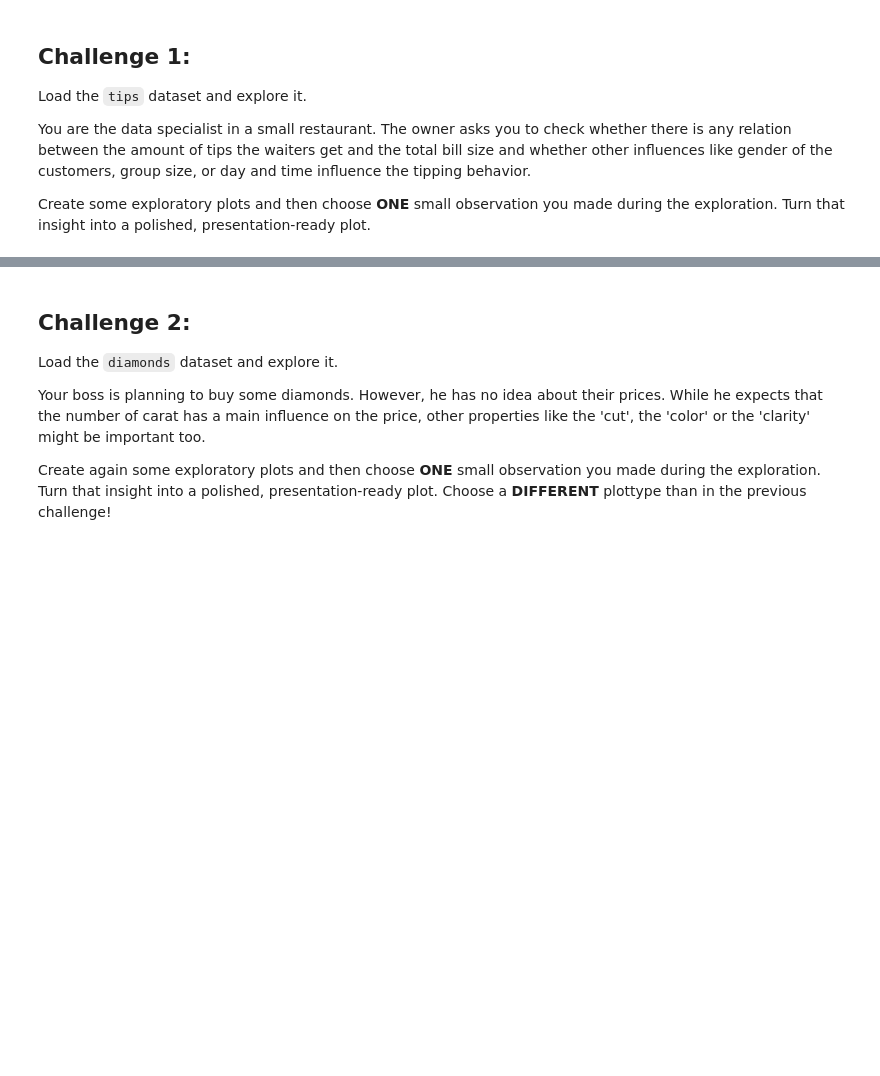
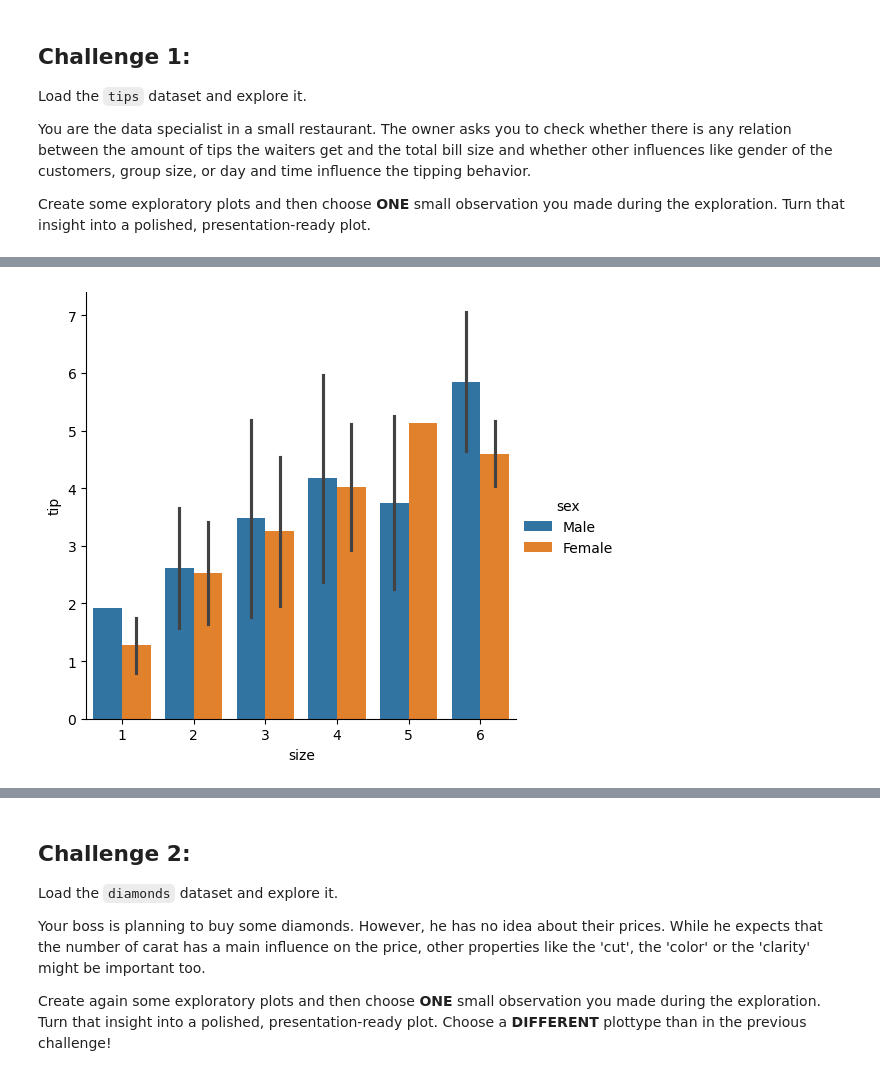
Before and after one commit to Cooljoe67/eniac_data_cleaning, a Jupyter notebook: 7_seaborn_challenges.ipynb, the cells around one changed output, grey strips where cells are left out. Saved outputs shown, nothing was run; the diff lists cells and outputs as text; code cells hidden in the pictures; blank space fills up the shorter version.

```diff
--- a/7_seaborn_challenges.ipynb
+++ b/7_seaborn_challenges.ipynb
@@ -598,0 +607,9 @@ Create some exploratory plots and then choose **ONE** small observation you made
+# %%
+sns.catplot(kind="bar",
+            data=tips_df,
+            x="size",
+            y="tip",
+            hue="sex",
+            errorbar="sd");
+# %% [output]
+[figure, added]
```
Also changed, not shown: parts of 4 cells of this notebook.
